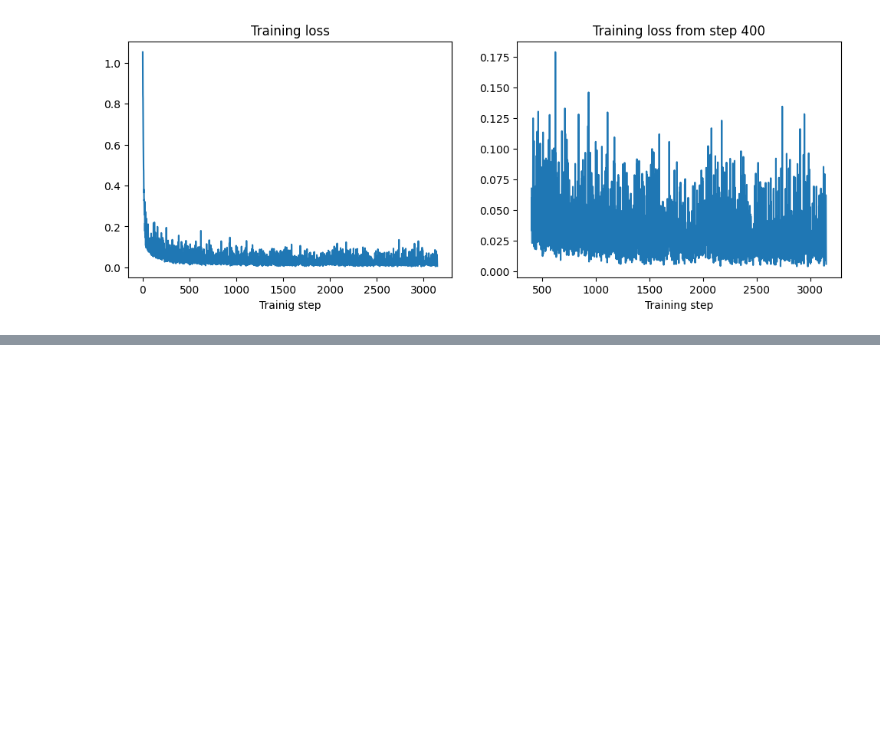
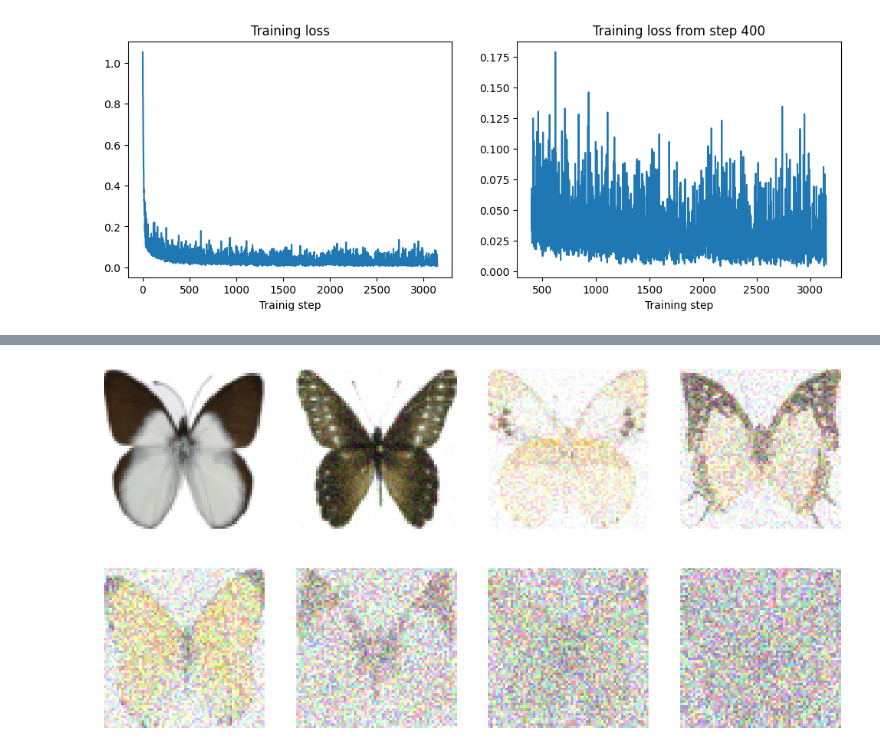
Before and after one commit to hyakuroume/Generative_AI, a Jupyter notebook: 04_diffusion_model.ipynb, the cells around one changed output, grey strips where cells are left out. Saved outputs shown, nothing was run; the diff lists cells and outputs as text; code cells hidden in the pictures; blank space fills up the shorter version.

```diff
--- a/04_diffusion_model.ipynb
+++ b/04_diffusion_model.ipynb
@@ -248,0 +282,8 @@ plt.xlabel("Training step");
+# %%
+# DDPMSchedulerと比較
+scheduler = DDPMScheduler(beta_end=0.01)
+timesteps = torch.linspace(0, 999, 8).long()
+noised_x = scheduler.add_noise(x, noise, timesteps)
+show_images((noised_x * 0.5 + 0.5).clip(0, 1))
+# %% [output]
+[figure, added]
```
Also changed, not shown: parts of 6 cells of this notebook.
